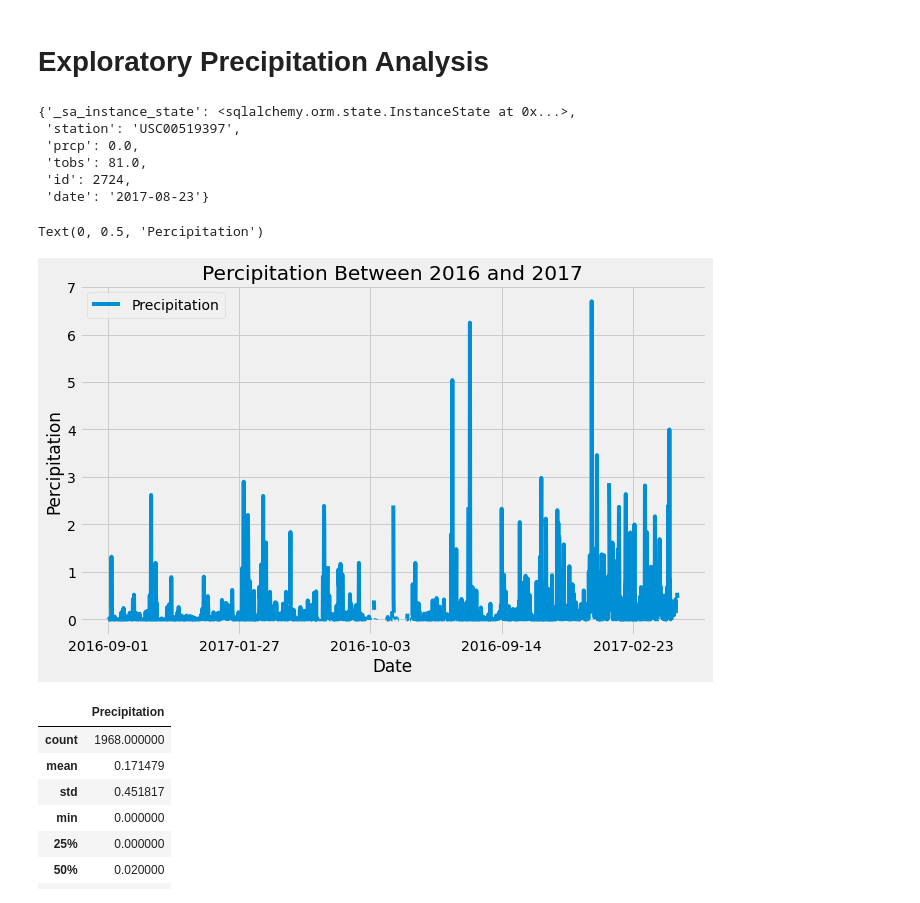
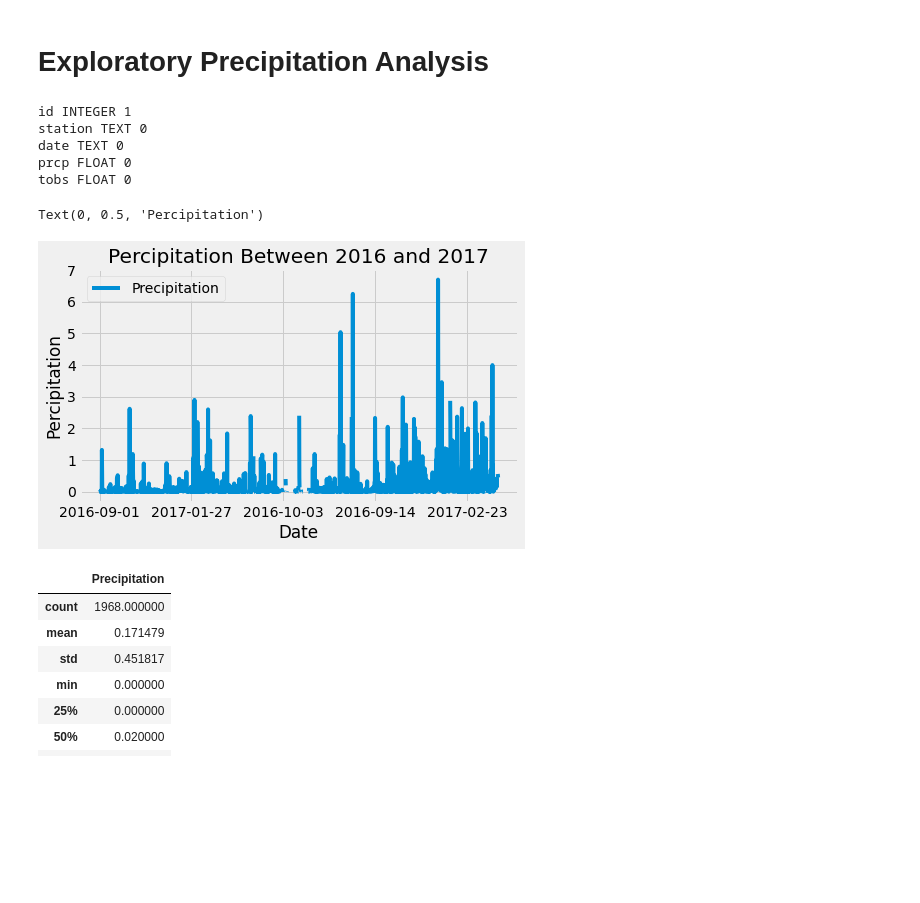
Before and after one commit to HsuChe/climate-summary-app, a Jupyter notebook: climate_starter.ipynb, the cells around one changed output. Saved outputs shown, nothing was run; the diff lists cells and outputs as text; code cells hidden in the pictures; blank space fills up the shorter version.

```diff
--- a/climate_starter.ipynb
+++ b/climate_starter.ipynb
@@ -39,47 +39,53 @@ session = Session(conn)
 # %% [markdown]
 # Exploratory Precipitation Analysis
 # %%
+
 # Find the most recent date in the data set.
 recent_date = session.query(Mea).order_by(Mea.date.desc()).first().__dict__
 recent_date
+inspector = inspect(conn)
+inspector.get_table_names()
+column_info = inspector.get_columns('measurement')
+column_info
+for column in column_info:
+    print(column['name'], column['type'],column['primary_key'])
 # %% [output]
-{'_sa_instance_state': <sqlalchemy.orm.state.InstanceState at 0x...>,
- 'station': 'USC00519397',
- 'prcp': 0.0,
- 'tobs': 81.0,
- 'id': 2724,
- 'date': '2017-08-23'}
+id INTEGER 1
+station TEXT 0
+date TEXT 0
+prcp FLOAT 0
+tobs FLOAT 0
 # %%
 # Design a query to retrieve the last 12 months of precipitation data and plot the results.
 # Starting from the most recent data point in the database.
 # Calculate the date one year from the last date in data set.
 
 #Parse the recent date with datetime
 recent_parsed = dt.datetime.strptime(recent_date['date'],"%Y-%m-%d")
 #Create a new string while reducing year by one and parsing the month with 0 before the number.
 target_date = f"{recent_parsed.year-1}-{recent_parsed.month:02}"
 
 # Run the session
 result = session.query(Mea).filter(func.strftime("%Y-%m",Mea.date) > target_date).all();
 
 # Perform a query to retrieve the data and precipitation scores
 precipitation_list = []
 for row in result:
     precipitation_list.append([row.date,row.prcp]);
 precipitation_list
 # Save the query results as a Pandas DataFrame and set the index to the date column
 preci_df = pd.DataFrame(precipitation_list, columns= ['Date','Precipitation'])
 
 # Sort the dataframe by date
 prec_df_sort = preci_df.set_index('Date')
 
 # Use Pandas Plotting with Matplotlib to plot the data
-prec_df_sort.plot(figsize = (10,6))
+prec_df_sort.plot(figsize = (7,4))
 plt.title('Percipitation Between 2016 and 2017')
 plt.ylabel('Percipitation')
 # %% [output]
 Text(0, 0.5, 'Percipitation')
-[figure, old version]
+[figure, new version]
 # %%
 # Use Pandas to calcualte the summary statistics for the precipitation data
 prec_df_sort.describe()
```
Also changed, not shown: parts of 5 cells of this notebook.
